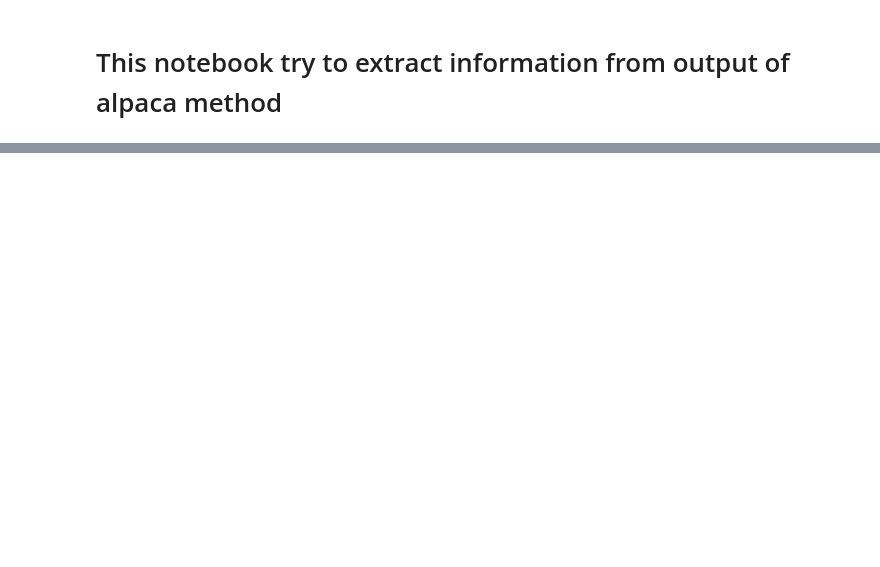
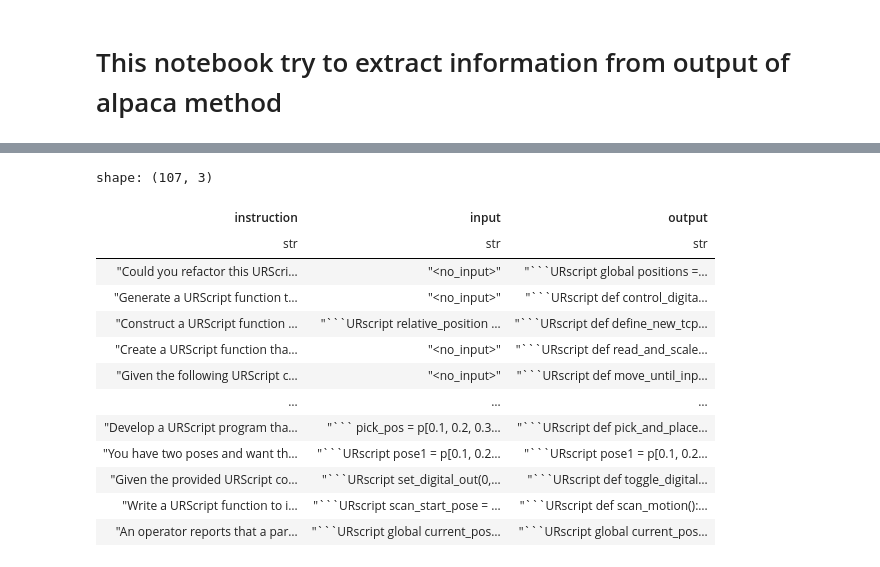
Before and after one commit to ics-lab-research/llm-robotics, a Jupyter notebook: notebooks/output-testing.ipynb, the cells around one changed output, grey strips where cells are left out. Saved outputs shown, nothing was run; the diff lists cells and outputs as text; code cells hidden in the pictures; blank space fills up the shorter version.

````diff
--- a/notebooks/output-testing.ipynb
+++ b/notebooks/output-testing.ipynb
@@ -57,0 +76,18 @@ shape: (105, 3)
+# %%
+df2 = extract_json_to_dataframe("./output_qwen7b.json")
+df2
+# %% [output]
+shape: (107, 3)
+| instruction | input | output |
+| str | str | str |
+| "Could you refactor this URScri… | "<no_input>" | "```URscript global positions =… |
+| "Generate a URScript function t… | "<no_input>" | "```URscript def control_digita… |
+| "Construct a URScript function … | "```URscript relative_position … | "```URscript def define_new_tcp… |
+| "Create a URScript function tha… | "<no_input>" | "```URscript def read_and_scale… |
+| "Given the following URScript c… | "<no_input>" | "```URscript def move_until_inp… |
+| … | … | … |
+| "Develop a URScript program tha… | "``` pick_pos = p[0.1, 0.2, 0.3… | "```URscript def pick_and_place… |
+| "You have two poses and want th… | "```URscript pose1 = p[0.1, 0.2… | "```URscript pose1 = p[0.1, 0.2… |
+| "Given the provided URScript co… | "```URscript set_digital_out(0,… | "```URscript def toggle_digital… |
+| "Write a URScript function to i… | "```URscript scan_start_pose = … | "```URscript def scan_motion():… |
+| "An operator reports that a par… | "```URscript global current_pos… | "```URscript global current_pos… |
````
Also changed, not shown: parts of 8 cells of this notebook, 17 other files.
